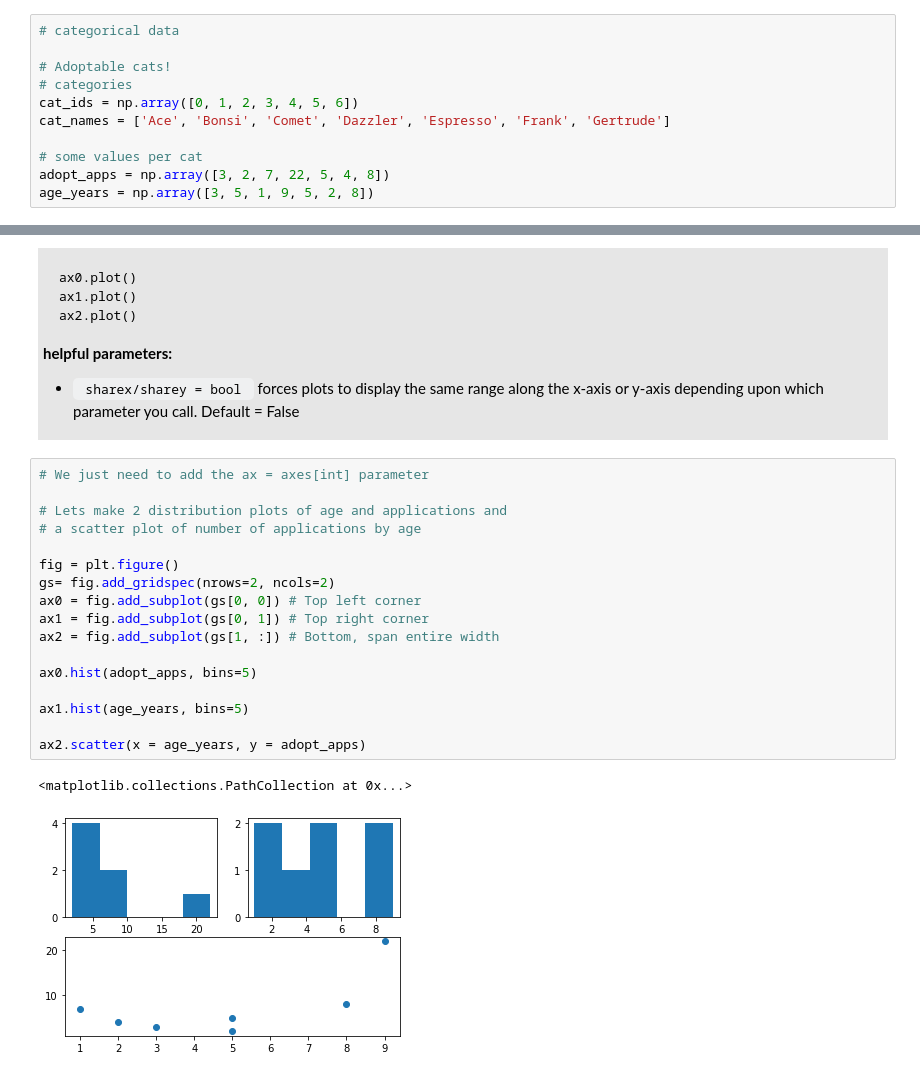
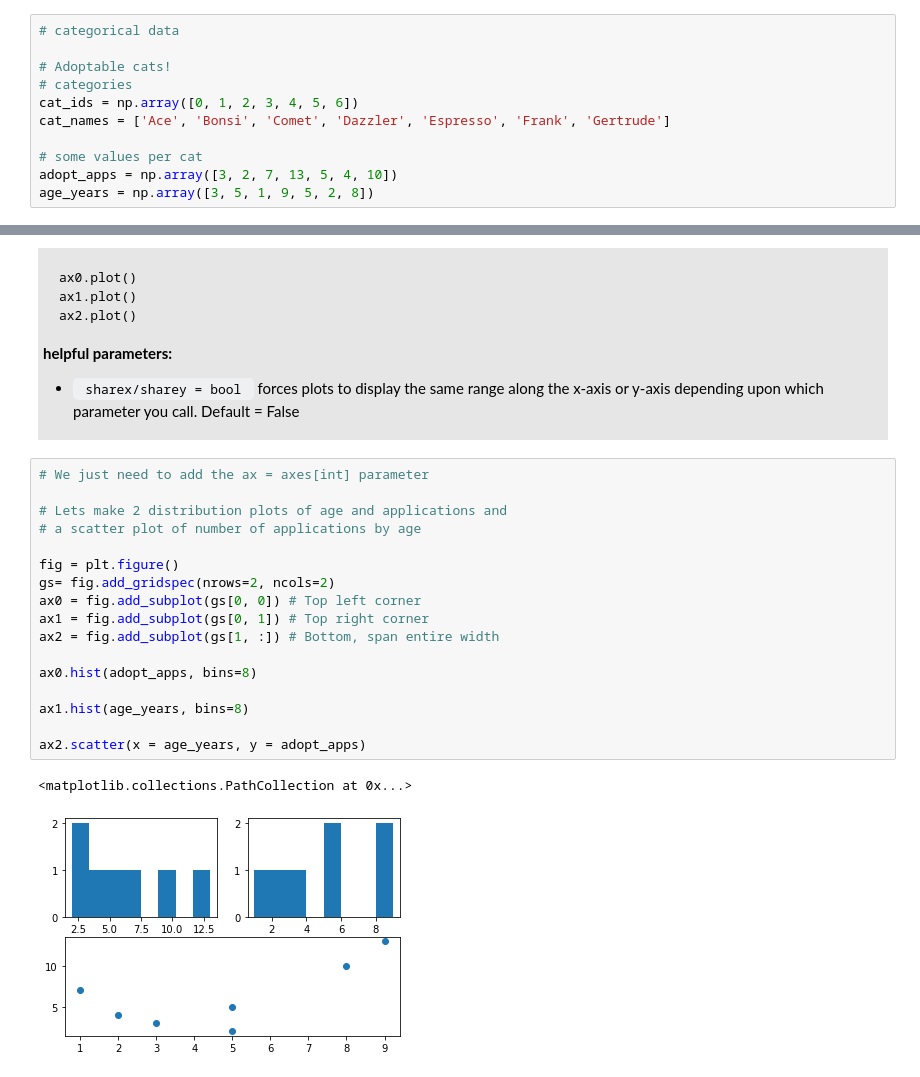
Before and after one commit to AllenInstitute/python_bootcamp, a Jupyter notebook: PythonBootcamp/solutions/06_Introduction_to_Matplotlib_solutions.ipynb, the cells around one changed output, grey strips where cells are left out. Cells and saved outputs as stored; diff of their text form.

```diff
--- a/PythonBootcamp/solutions/06_Introduction_to_Matplotlib_solutions.ipynb
+++ b/PythonBootcamp/solutions/06_Introduction_to_Matplotlib_solutions.ipynb
@@ -91,7 +91,7 @@ cat_ids = np.array([0, 1, 2, 3, 4, 5, 6])
 cat_names = ['Ace', 'Bonsi', 'Comet', 'Dazzler', 'Espresso', 'Frank', 'Gertrude']
 
 # some values per cat
-adopt_apps = np.array([3, 2, 7, 22, 5, 4, 8])
+adopt_apps = np.array([3, 2, 7, 13, 5, 4, 10])
 age_years = np.array([3, 5, 1, 9, 5, 2, 8])
 # %% [markdown]
 <div style="padding: 5px; padding-left: 10px; background: #e6f2ff">
@@ -463,20 +463,20 @@ ax2.plot()
 # %%
 # We just need to add the ax = axes[int] parameter
 
 # Lets make 2 distribution plots of age and applications and
 # a scatter plot of number of applications by age
 
 fig = plt.figure()
 gs= fig.add_gridspec(nrows=2, ncols=2)
 ax0 = fig.add_subplot(gs[0, 0]) # Top left corner
 ax1 = fig.add_subplot(gs[0, 1]) # Top right corner
 ax2 = fig.add_subplot(gs[1, :]) # Bottom, span entire width
 
-ax0.hist(adopt_apps, bins=5)
+ax0.hist(adopt_apps, bins=8)
 
-ax1.hist(age_years, bins=5)
+ax1.hist(age_years, bins=8)
 
 ax2.scatter(x = age_years, y = adopt_apps)
 # %% [output]
 <matplotlib.collections.PathCollection at 0x...>
-[figure, old version]
+[figure, new version]
```
Also changed, not shown: parts of 6 cells of this notebook.
